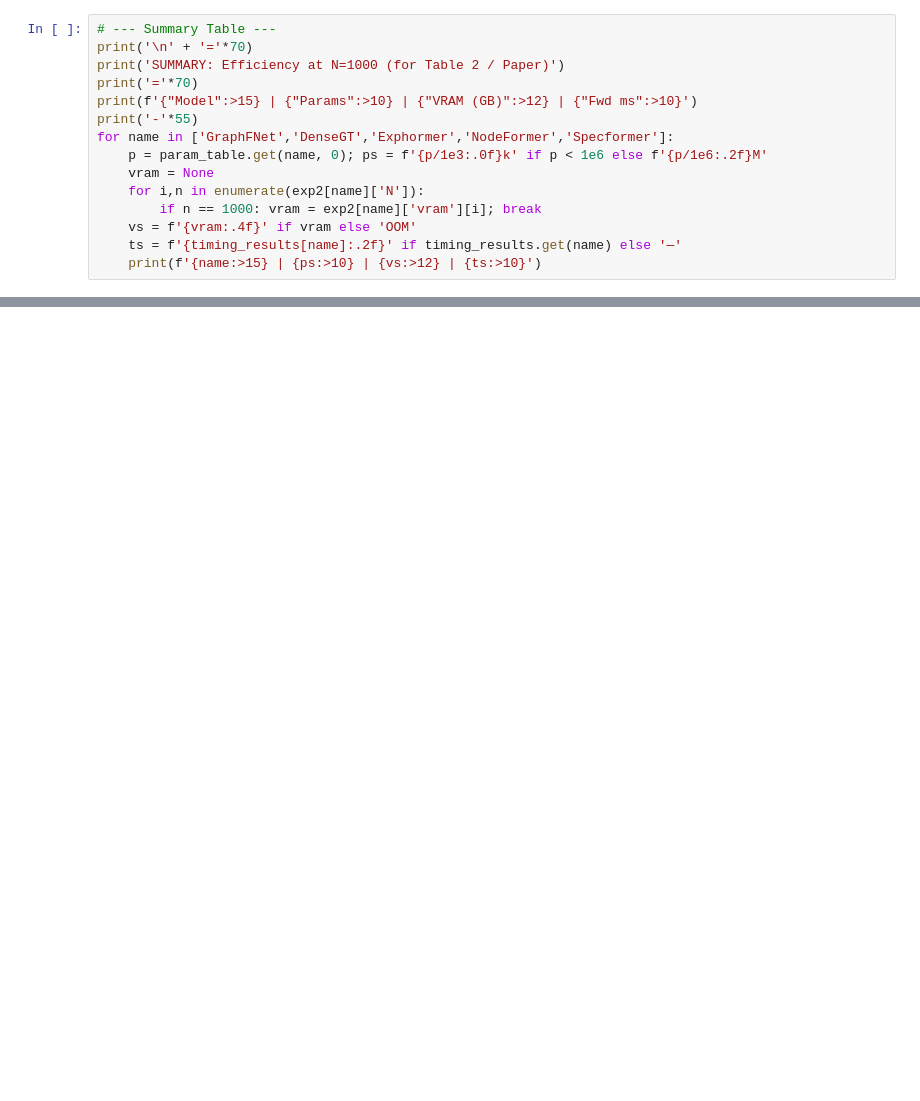
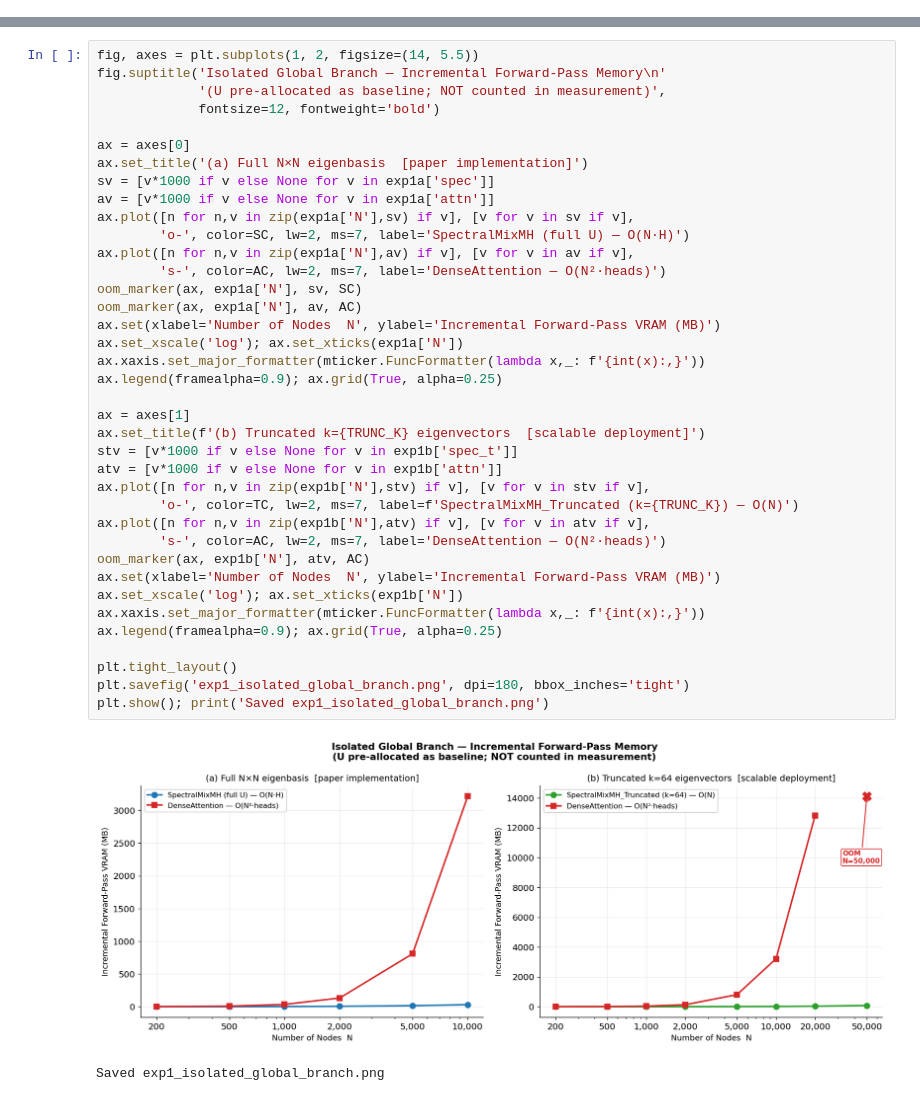
Before and after one commit to Rogue-05/GraphFNet-Attention-Free-Graph-Learning-via-Learned-Spectral-Local-Gating, a Jupyter notebook: notebooks/10_vram_scaling_benchmark.ipynb, the cells around one changed output, grey strips where cells are left out. Cells and saved outputs as stored; diff of their text form; blank space fills up the shorter version.

Commit message:
Upload original VRAM benchmark, remove auxiliary notebooks from repo, and update .gitignore

```diff
--- a/notebooks/10_vram_scaling_benchmark.ipynb
+++ b/notebooks/10_vram_scaling_benchmark.ipynb
@@ -628,15 +0,0 @@ print('\nExperiment 3 complete.')
-# %%
-# --- Summary Table ---
-print('\n' + '='*70)
-print('SUMMARY: Efficiency at N=1000 (for Table 2 / Paper)')
-print('='*70)
-print(f'{"Model":>15} | {"Params":>10} | {"VRAM (GB)":>12} | {"Fwd ms":>10}')
-print('-'*55)
-for name in ['GraphFNet','DenseGT','Exphormer','NodeFormer','Specformer']:
-    p = param_table.get(name, 0); ps = f'{p/1e3:.0f}k' if p < 1e6 else f'{p/1e6:.2f}M'
-    vram = None
-    for i,n in enumerate(exp2[name]['N']):
-        if n == 1000: vram = exp2[name]['vram'][i]; break
-    vs = f'{vram:.4f}' if vram else 'OOM'
-    ts = f'{timing_results[name]:.2f}' if timing_results.get(name) else '—'
-    print(f'{name:>15} | {ps:>10} | {vs:>12} | {ts:>10}')
@@ -723,0 +669,41 @@ print('\n% NOTE: Baseline models are complexity-matched re-implementations for c
+# %%
+fig, axes = plt.subplots(1, 2, figsize=(14, 5.5))
+fig.suptitle('Isolated Global Branch — Incremental Forward-Pass Memory\n'
+             '(U pre-allocated as baseline; NOT counted in measurement)',
+             fontsize=12, fontweight='bold')
+
+ax = axes[0]
+ax.set_title('(a) Full N×N eigenbasis  [paper implementation]')
+sv = [v*1000 if v else None for v in exp1a['spec']]
+av = [v*1000 if v else None for v in exp1a['attn']]
+ax.plot([n for n,v in zip(exp1a['N'],sv) if v], [v for v in sv if v],
+        'o-', color=SC, lw=2, ms=7, label='SpectralMixMH (full U) — O(N·H)')
+ax.plot([n for n,v in zip(exp1a['N'],av) if v], [v for v in av if v],
+        's-', color=AC, lw=2, ms=7, label='DenseAttention — O(N²·heads)')
+oom_marker(ax, exp1a['N'], sv, SC)
+oom_marker(ax, exp1a['N'], av, AC)
+ax.set(xlabel='Number of Nodes  N', ylabel='Incremental Forward-Pass VRAM (MB)')
+ax.set_xscale('log'); ax.set_xticks(exp1a['N'])
+ax.xaxis.set_major_formatter(mticker.FuncFormatter(lambda x,_: f'{int(x):,}'))
+ax.legend(framealpha=0.9); ax.grid(True, alpha=0.25)
+
+ax = axes[1]
+ax.set_title(f'(b) Truncated k={TRUNC_K} eigenvectors  [scalable deployment]')
+stv = [v*1000 if v else None for v in exp1b['spec_t']]
+atv = [v*1000 if v else None for v in exp1b['attn']]
+ax.plot([n for n,v in zip(exp1b['N'],stv) if v], [v for v in stv if v],
+        'o-', color=TC, lw=2, ms=7, label=f'SpectralMixMH_Truncated (k={TRUNC_K}) — O(N)')
+ax.plot([n for n,v in zip(exp1b['N'],atv) if v], [v for v in atv if v],
+        's-', color=AC, lw=2, ms=7, label='DenseAttention — O(N²·heads)')
+oom_marker(ax, exp1b['N'], atv, AC)
+ax.set(xlabel='Number of Nodes  N', ylabel='Incremental Forward-Pass VRAM (MB)')
+ax.set_xscale('log'); ax.set_xticks(exp1b['N'])
+ax.xaxis.set_major_formatter(mticker.FuncFormatter(lambda x,_: f'{int(x):,}'))
+ax.legend(framealpha=0.9); ax.grid(True, alpha=0.25)
+
+plt.tight_layout()
+plt.savefig('exp1_isolated_global_branch.png', dpi=180, bbox_inches='tight')
+plt.show(); print('Saved exp1_isolated_global_branch.png')
+# %% [output]
+[figure, added]
+Saved exp1_isolated_global_branch.png
```
Also changed, not shown: parts of 41 cells of this notebook, 8 other files.
